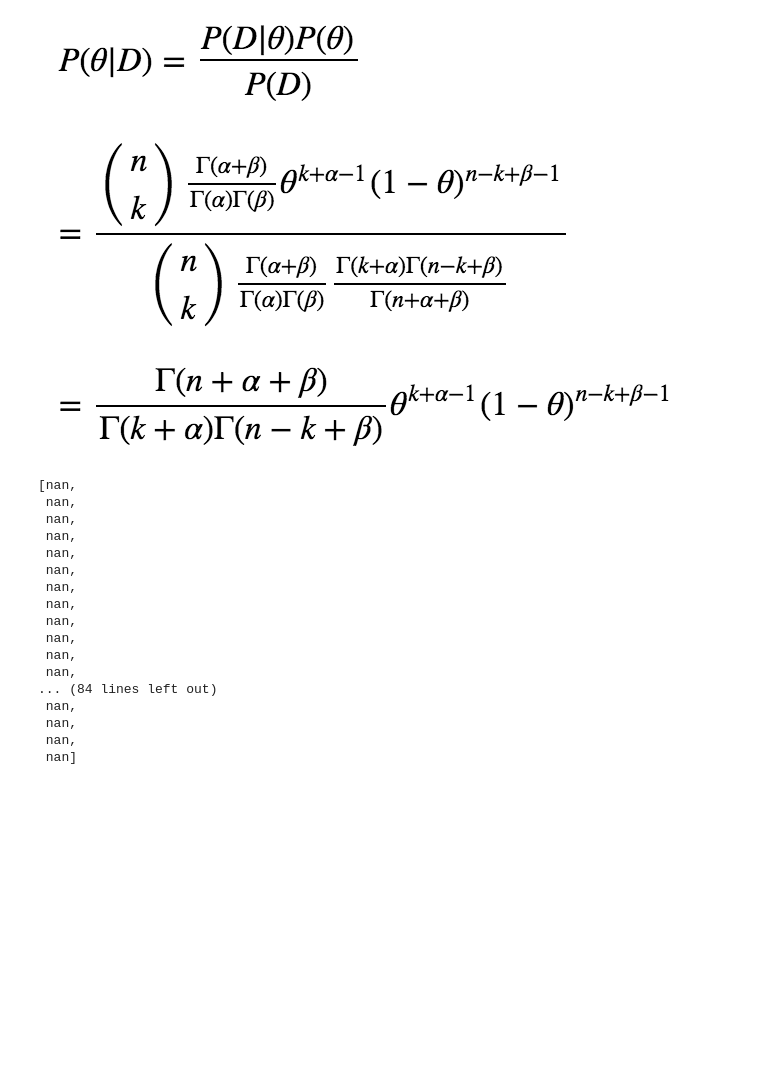
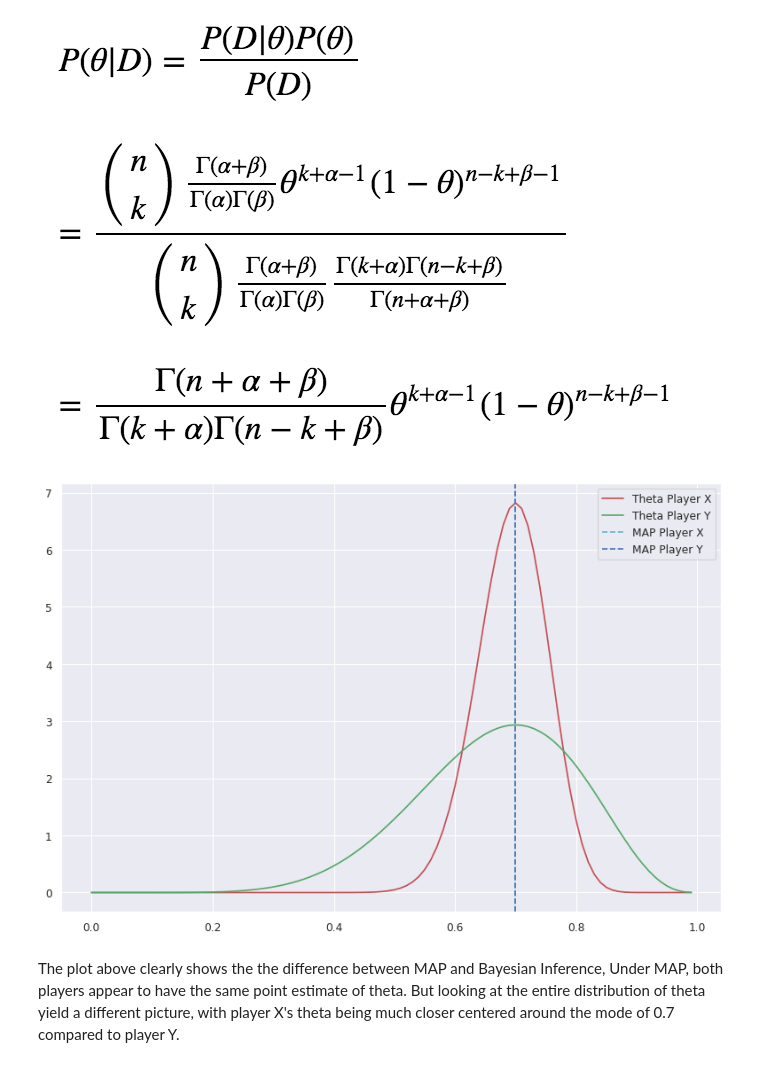
Before and after one commit to RageJohnny/algo_seminararbeit, a Jupyter notebook: Bayes-Universe.ipynb, the cells around one changed output. Cells and saved outputs as stored; diff of their text form; code cells hidden in the pictures; blank space fills up the shorter version.

```diff
--- a/Bayes-Universe.ipynb
+++ b/Bayes-Universe.ipynb
@@ -213,8 +214,8 @@ Image(filename="img/posteriori2.png")
 # %% [output]
 [figure]
 # %%
-MAP_X = (x + a -1) / (x_n + a + b - 2)
-MAP_Y = (y + a -1) / (y_n + a + b - 2)
+MAP_X = (player_x + parameter_a -1) / (player_x_n + parameter_a + parameter_b  - 2)
+MAP_Y = (player_y + parameter_a -1) / (player_y_n + parameter_a + parameter_b  - 2)
 
 print("MAP for Player X", MAP_X)
 print("MAP for Player Y", MAP_Y)
@@ -260,10 +261,10 @@ Image(filename="img/BayesFinal.png")
 # %% [output]
 [figure]
 # %%
-def posteriori(k, n, a, b):
-    posteriori_p = []
-    theta = np.arange(0, 1., 0.01).tolist()
+def posteriorii(k_post, n_post, alpha_post, beta_post):
+    posteriorii_p = list()
+    theta = np.arange(0, 1, 0.01)
     for i in theta:
-        p = (gamma(n+a+b) / (gamma(k+a) * gamma(x_n-k+b))) * (i**(k+a-1)) * ((1-i)**(n-k+b-1))
-        posteriori_p.append(p)
-    return posteriori_p
+        p = (gamma(n_post+alpha_post+beta_post) / (gamma(k_post+alpha_post) * gamma(n_post-k_post+beta_post))) * (i**(k_post+alpha_post-1)) * ((1-i)**(n_post-k_post+beta_post-1))
+        posteriorii_p.append(p)
+    return posteriorii_p
@@ -278,20 +270,0 @@ def posteriori_test(k, n, a, b):
-# %%
-posteriori(x, x_n, a, b)
-# %% [output]
-[nan,
- nan,
- nan,
- nan,
- nan,
- nan,
- nan,
- nan,
- nan,
- nan,
- nan,
- nan,
-... (84 lines left out)
- nan,
- nan,
- nan,
- nan]
@@ -309,0 +271,31 @@ We then need to use MCMC or other algorithms as a substitute for the direct inte
+# %%
+#Player X
+player_x = 162
+player_x_n = 231
+
+#Player Y
+player_y = 6
+player_y_n = 8
+
+# beta parameters
+parameter_a = 2
+parameter_b = 2
+# %%
+posterioiri_player_y = posteriorii(player_y, player_y_n, parameter_a , parameter_b)
+posterioiri_player_x = posteriorii(player_x, player_x_n, parameter_a , parameter_b)
+# %%
+figure(num=None, figsize=(12, 8), dpi=80)
+
+plt.plot(theta, posterioiri_player_x, "r", label = "Theta Player X")
+plt.plot(theta, posterioiri_player_y, "g", label = "Theta Player Y")
+plt.axvline(MAP_X, 0, 7, label = "MAP Player X", linestyle = "--", color = "c")
+plt.axvline(MAP_Y, 0, 7, label = "MAP Player Y", linestyle = "--")
+
+plt.legend()
+plt.show()
+# %% [output]
+[figure, added]
+# %% [markdown]
+The plot above clearly shows the the difference between MAP and Bayesian Inference,
+Under MAP, both players appear to have the same point estimate of theta.
+But looking at the entire distribution of theta yield a different picture, with player X's theta being much closer centered around the mode of 0.7 compared to player Y.
```
Also changed, not shown: parts of 45 cells of this notebook.
